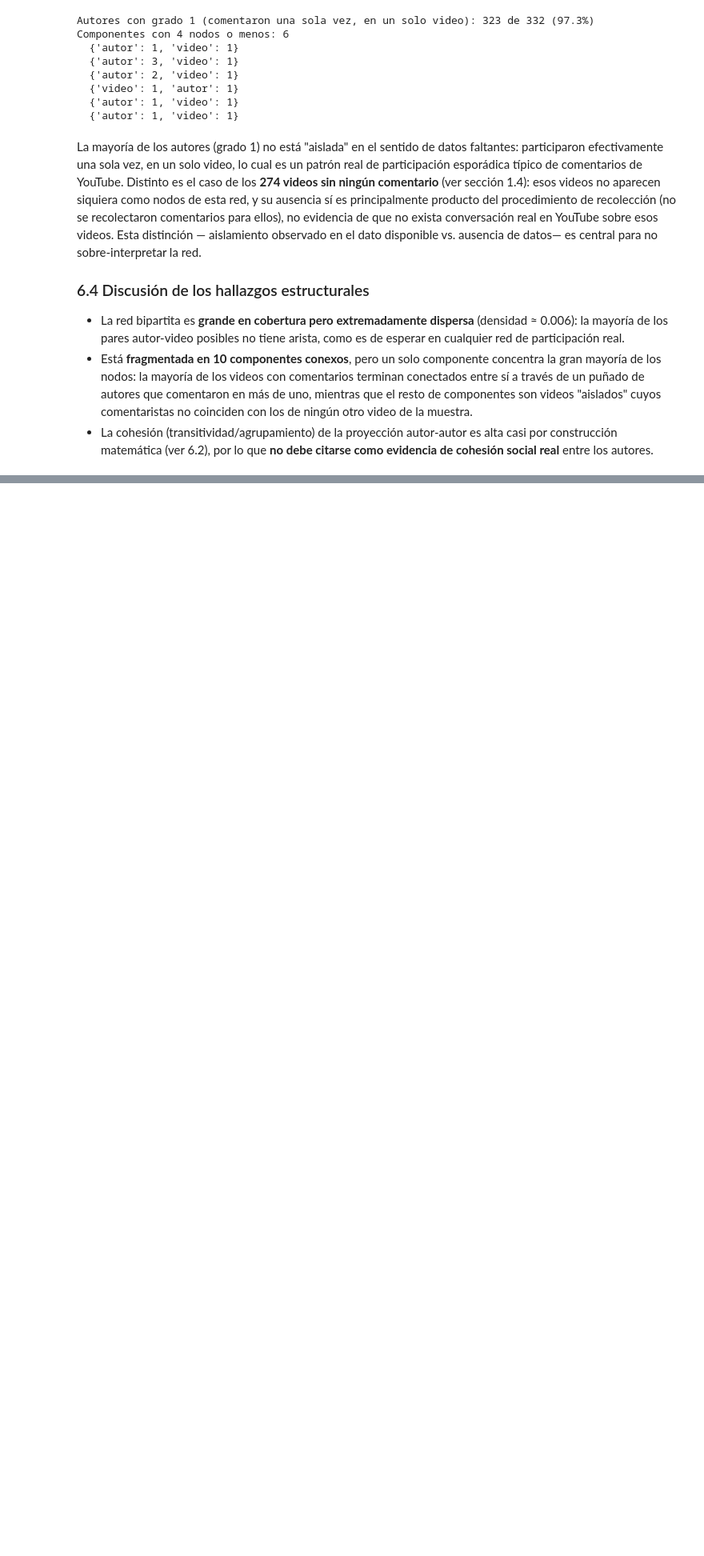
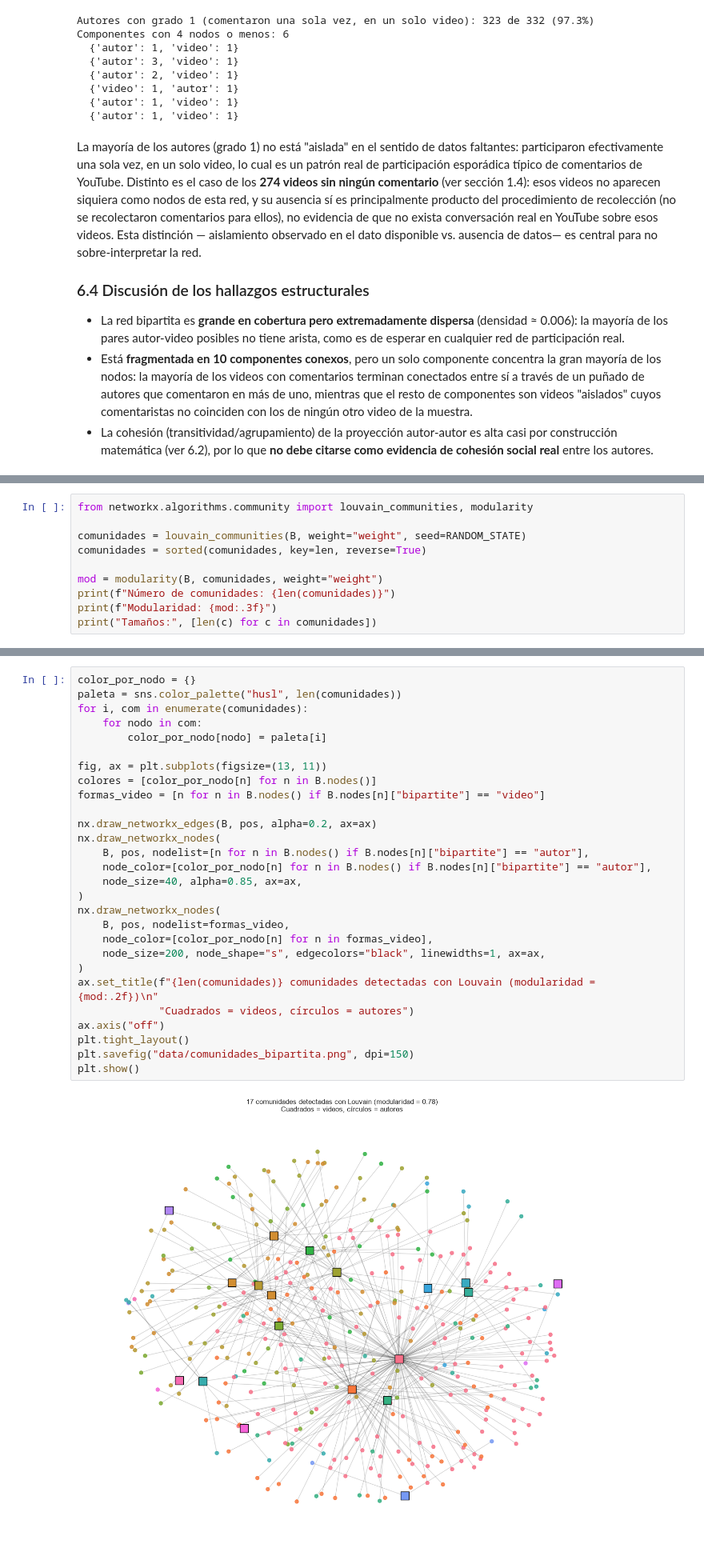
Before and after one commit to DavidDominguez-11/DS-Lab1, a Jupyter notebook: Laboratorio_6.ipynb, the cells around one changed output, grey strips where cells are left out. Shown at 80% size. Cells and saved outputs as stored; diff of their text form; blank space fills up the shorter version.

Commit message:
Agregar deteccion y caracterizacion de comunidades

```diff
--- a/Laboratorio_6.ipynb
+++ b/Laboratorio_6.ipynb
@@ -1484,0 +1513,10 @@ central para no sobre-interpretar la red.
+# %%
+from networkx.algorithms.community import louvain_communities, modularity
+
+comunidades = louvain_communities(B, weight="weight", seed=RANDOM_STATE)
+comunidades = sorted(comunidades, key=len, reverse=True)
+
+mod = modularity(B, comunidades, weight="weight")
+print(f"Número de comunidades: {len(comunidades)}")
+print(f"Modularidad: {mod:.3f}")
+print("Tamaños:", [len(c) for c in comunidades])
@@ -1484,0 +1538,30 @@ central para no sobre-interpretar la red.
+# %%
+color_por_nodo = {}
+paleta = sns.color_palette("husl", len(comunidades))
+for i, com in enumerate(comunidades):
+    for nodo in com:
+        color_por_nodo[nodo] = paleta[i]
+
+fig, ax = plt.subplots(figsize=(13, 11))
+colores = [color_por_nodo[n] for n in B.nodes()]
+formas_video = [n for n in B.nodes() if B.nodes[n]["bipartite"] == "video"]
+
+nx.draw_networkx_edges(B, pos, alpha=0.2, ax=ax)
+nx.draw_networkx_nodes(
+    B, pos, nodelist=[n for n in B.nodes() if B.nodes[n]["bipartite"] == "autor"],
+    node_color=[color_por_nodo[n] for n in B.nodes() if B.nodes[n]["bipartite"] == "autor"],
+    node_size=40, alpha=0.85, ax=ax,
+)
+nx.draw_networkx_nodes(
+    B, pos, nodelist=formas_video,
+    node_color=[color_por_nodo[n] for n in formas_video],
+    node_size=200, node_shape="s", edgecolors="black", linewidths=1, ax=ax,
+)
+ax.set_title(f"{len(comunidades)} comunidades detectadas con Louvain (modularidad = {mod:.2f})\n"
+             "Cuadrados = videos, círculos = autores")
+ax.axis("off")
+plt.tight_layout()
+plt.savefig("data/comunidades_bipartita.png", dpi=150)
+plt.show()
+# %% [output]
+[figure, added]
```
Also changed, not shown: parts of 7 cells of this notebook.
